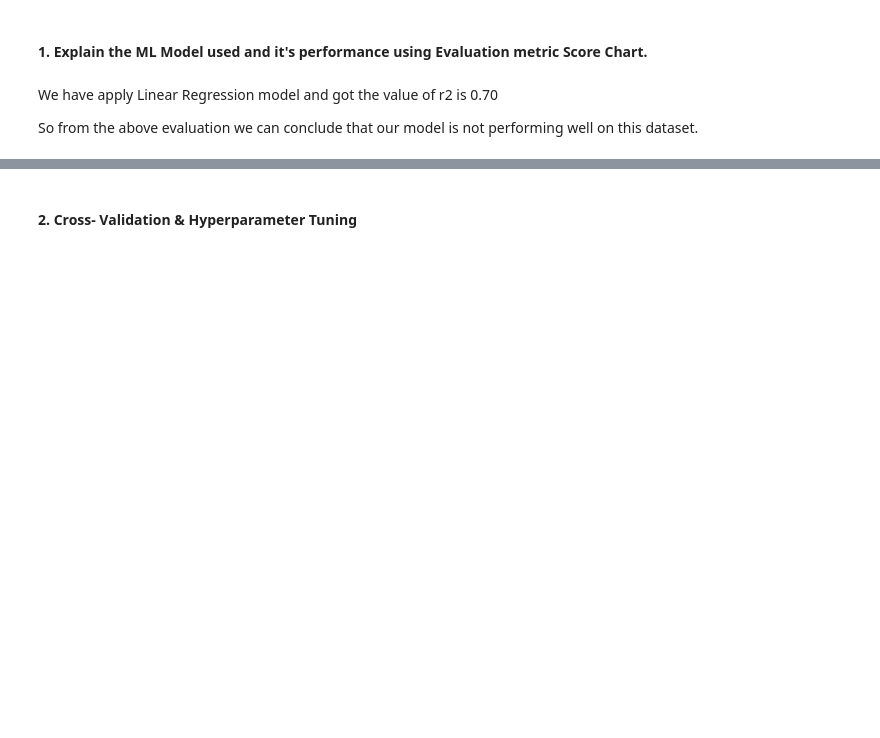
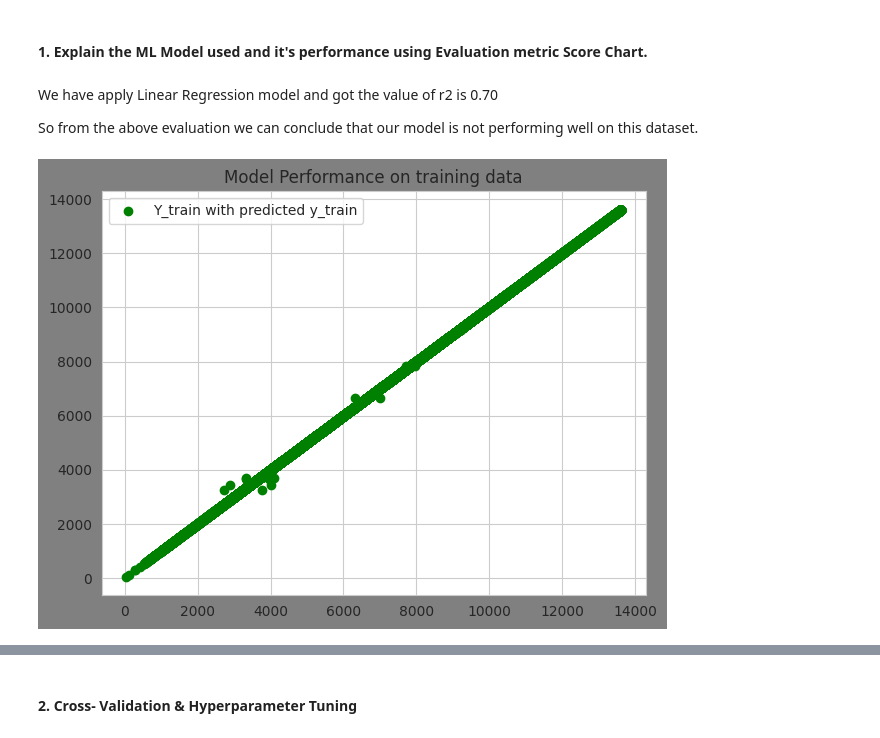
Before and after one commit to hmarathe420/Retail_Sales_Prediction, a Jupyter notebook: Retail_Sales_Prediction.ipynb, the cells around one changed output, grey strips where cells are left out. Drawn from its saved outputs; the diff is of its cells as text; code cells hidden in the pictures; blank space fills up the shorter version.

Commit message:
Model 1 - Linear Regression - visualization of linear regression model - cross - validation and Hyperparameter tuning.

```diff
--- a/Retail_Sales_Prediction.ipynb
+++ b/Retail_Sales_Prediction.ipynb
@@ -1463,0 +1467,10 @@ So from the above evaluation we can conclude that our model is not performing we
+# %%
+# # Visualizing the y_train datapoints with
+plt.figure(facecolor = 'gray')
+plt.rcParams['figure.autolayout'] == True
+plt.scatter(y_train,train_pred, color = 'green', label = 'Y_train with predicted y_train')
+plt.title('Model Performance on training data')
+plt.legend()
+plt.show()
+# %% [output]
+[figure, added]
```
Also changed, not shown: parts of 14 cells of this notebook.
